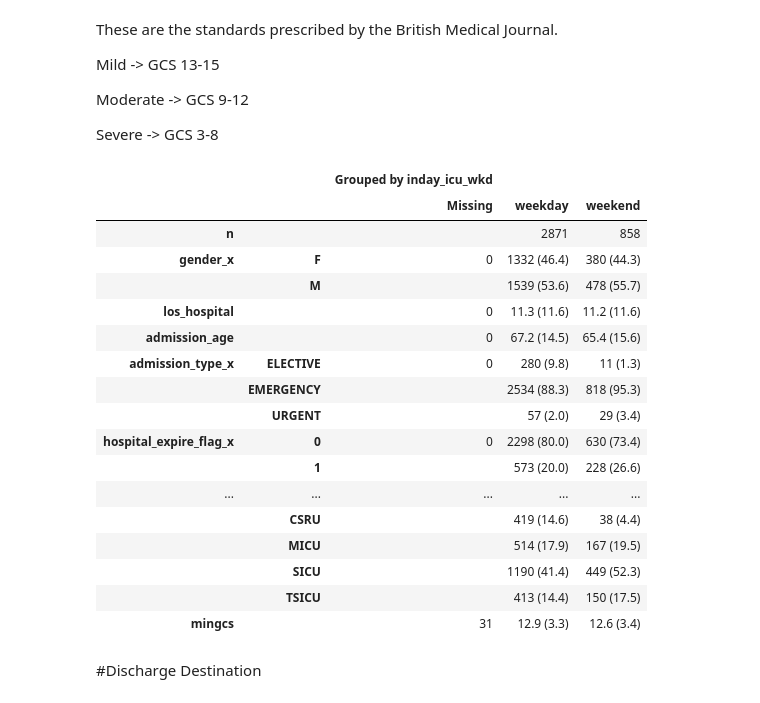
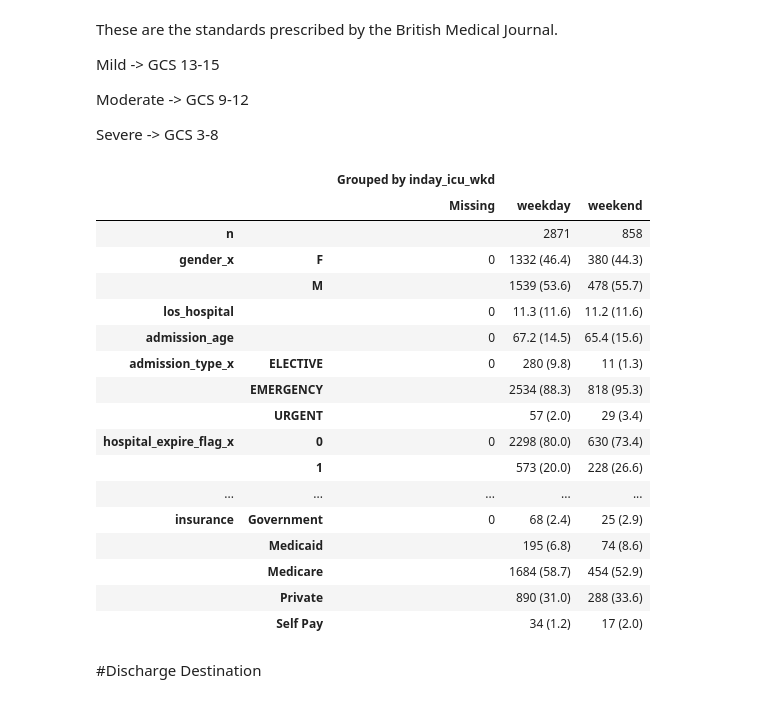
Before and after one commit to the-moose-machine/medical, a Jupyter notebook: WeekendStrokeMortality_accurate.ipynb, the cells around one changed output. Saved outputs shown, nothing was run; the diff lists cells and outputs as text; code cells hidden in the pictures.

```diff
--- a/WeekendStrokeMortality_accurate.ipynb
+++ b/WeekendStrokeMortality_accurate.ipynb
@@ -850,36 +886,36 @@ Moderate -> GCS 9-12
 Severe -> GCS 3-8
 # %%
 columns = ['gender_x', 'los_hospital', 'admission_age', 'admission_type_x', 'hospital_expire_flag_x',
-           'los_icu','icustay_expire_flag', 'oasis', 'oasis_prob', 'first_careunit', 'mingcs']
+           'los_icu','icustay_expire_flag', 'oasis', 'oasis_prob', 'first_careunit', 'mingcs', 'death_post_discharge_in_days', 'insurance']
 
 groupby = 'inday_icu_wkd'
 
 pval = False
 
 categorical = ['gender_x','admission_type_x','hospital_expire_flag_x','icustay_expire_flag',
-               'first_careunit']
+               'first_careunit', 'death_post_discharge_in_days', 'insurance']
 
 t = TableOne(data4, columns=columns, categorical=categorical, groupby=groupby, pval=pval)
 t.tableone
 # %% [output]
 |  |  | Grouped by inday_icu_wkd |  |  |
 |  |  | Missing | weekday | weekend |
 | n |  |  | 2871 | 858 |
 | gender_x | F | 0 | 1332 (46.4) | 380 (44.3) |
 |  | M |  | 1539 (53.6) | 478 (55.7) |
 | los_hospital |  | 0 | 11.3 (11.6) | 11.2 (11.6) |
 | admission_age |  | 0 | 67.2 (14.5) | 65.4 (15.6) |
 | admission_type_x | ELECTIVE | 0 | 280 (9.8) | 11 (1.3) |
 |  | EMERGENCY |  | 2534 (88.3) | 818 (95.3) |
 |  | URGENT |  | 57 (2.0) | 29 (3.4) |
 | hospital_expire_flag_x | 0 | 0 | 2298 (80.0) | 630 (73.4) |
 |  | 1 |  | 573 (20.0) | 228 (26.6) |
 | ... | ... | ... | ... | ... |
-|  | CSRU |  | 419 (14.6) | 38 (4.4) |
-|  | MICU |  | 514 (17.9) | 167 (19.5) |
-|  | SICU |  | 1190 (41.4) | 449 (52.3) |
-|  | TSICU |  | 413 (14.4) | 150 (17.5) |
-| mingcs |  | 31 | 12.9 (3.3) | 12.6 (3.4) |
+| insurance | Government | 0 | 68 (2.4) | 25 (2.9) |
+|  | Medicaid |  | 195 (6.8) | 74 (8.6) |
+|  | Medicare |  | 1684 (58.7) | 454 (52.9) |
+|  | Private |  | 890 (31.0) | 288 (33.6) |
+|  | Self Pay |  | 34 (1.2) | 17 (2.0) |
 # %% [markdown]
 #Discharge Destination
 # %% [markdown]
```
Also changed, not shown: parts of 4 cells of this notebook.
